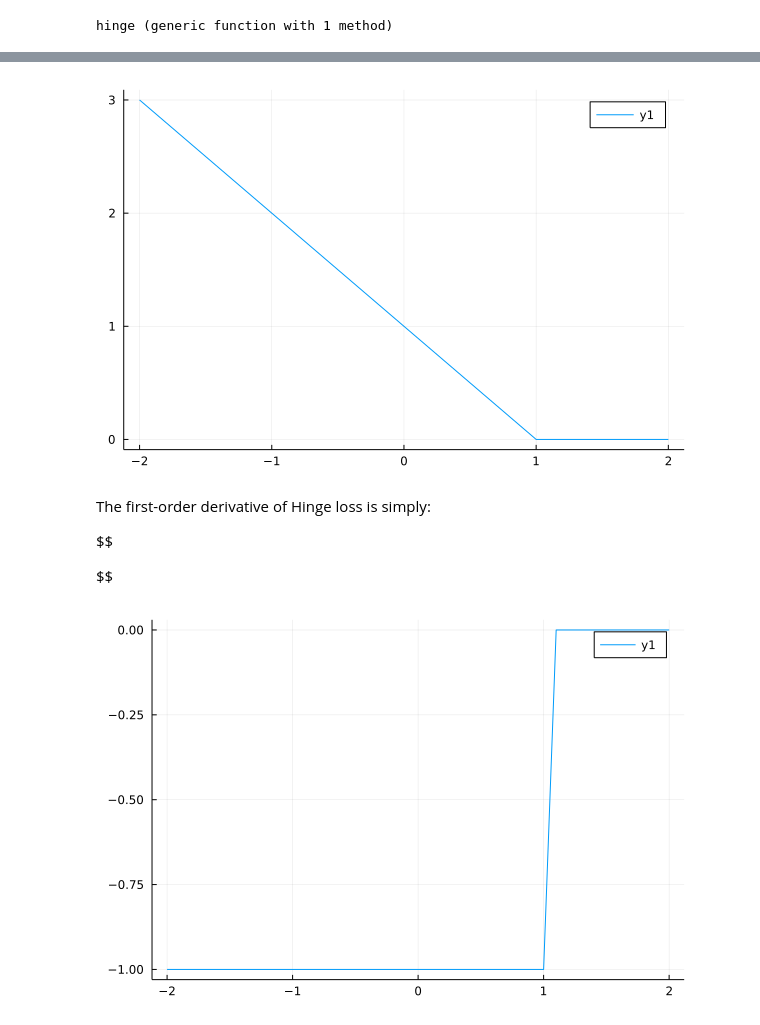
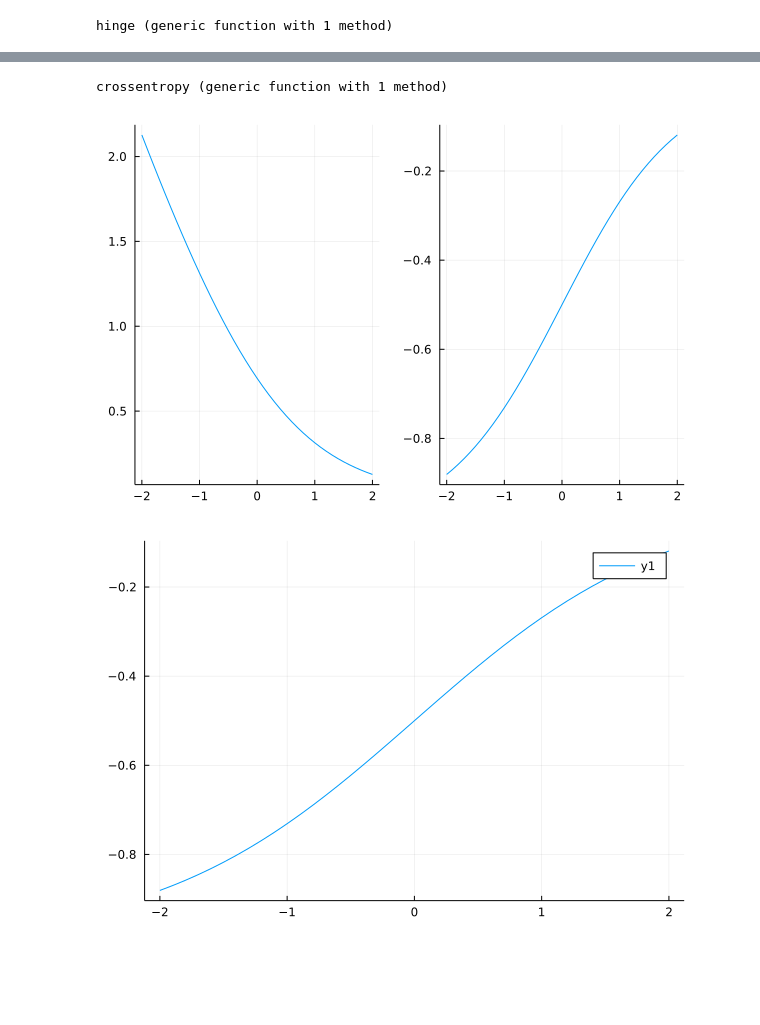
Before and after one commit to JuliaTrustworthyAI/AlgorithmicRecourseDynamics.jl, a Jupyter notebook: tutorials/loss_functions.ipynb, the cells around one changed output, grey strips where cells are left out. Saved outputs shown, nothing was run; the diff lists cells and outputs as text; code cells hidden in the pictures; blank space fills up the shorter version.

```diff
--- a/tutorials/loss_functions.ipynb
+++ b/tutorials/loss_functions.ipynb
@@ -42,0 +74,20 @@ hinge (generic function with 1 method)
+# %%
+# logit function:
+function 𝛔(a)
+    trunc = 8.0 # truncation to avoid numerical over/underflow
+    a = clamp.(a,-trunc,trunc)
+    p = exp.(a)
+    p = p ./ (1 .+ p)
+    return p
+end
+
+# Binary crossentropy:
+crossentropy(y, t) = - (t * log(𝛔(y)) + (1-t) * log(1-𝛔(y)))
+# %% [output]
+crossentropy (generic function with 1 method)
+# %%
+p1 = plot(a, [crossentropy(a,1) for a=a])
+p2 = plot(a, [gradient(crossentropy,a,1)[1] for a=a])
+plot(p1, p2, layout = (1, 2), legend = false)
+# %% [output]
+[figure, added]
@@ -43,16 +100,4 @@ hinge (generic function with 1 method)
 # %%
-using Plots
-a = -2:0.1:2
-plot(a, [hinge(a,1) for a=a])
+p3 = plot(a, [gradient_man(a,1,1) for a=a])
 # %% [output]
-[figure, old version]
+[figure, new version]
-# %% [markdown]
-The first-order derivative of Hinge loss is simply:
-
-$$
-
-$$
-# %%
-plot(a, [gradient(hinge,a,1)[1] for a=a])
-# %% [output]
-[figure, removed]
```
Also changed, not shown: parts of 11 cells of this notebook.
